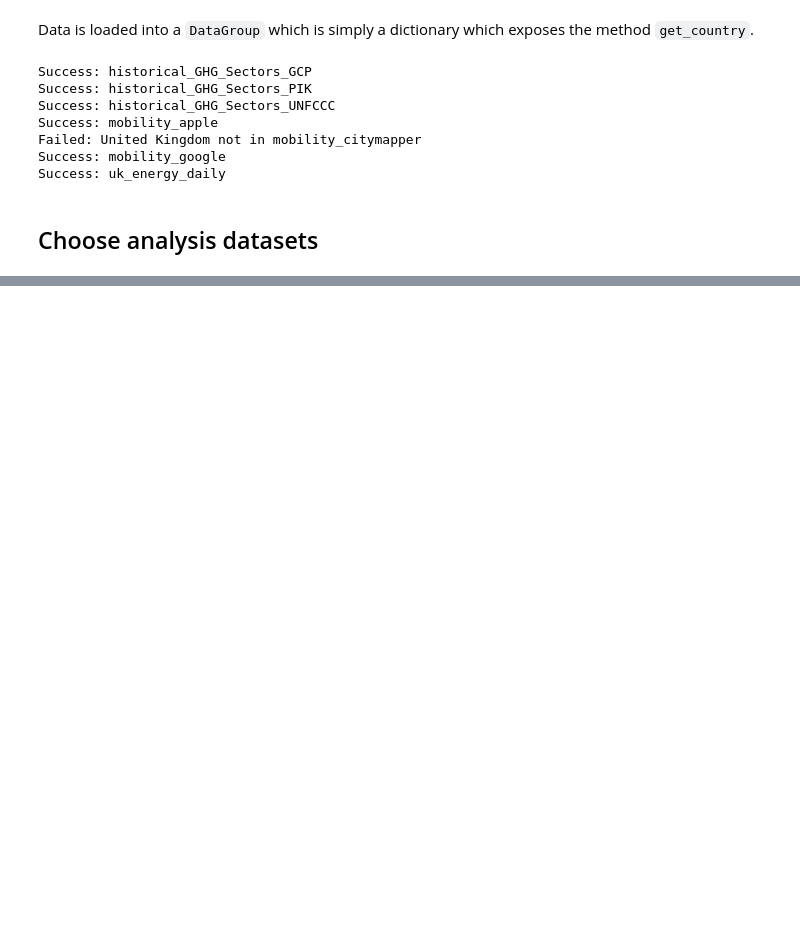
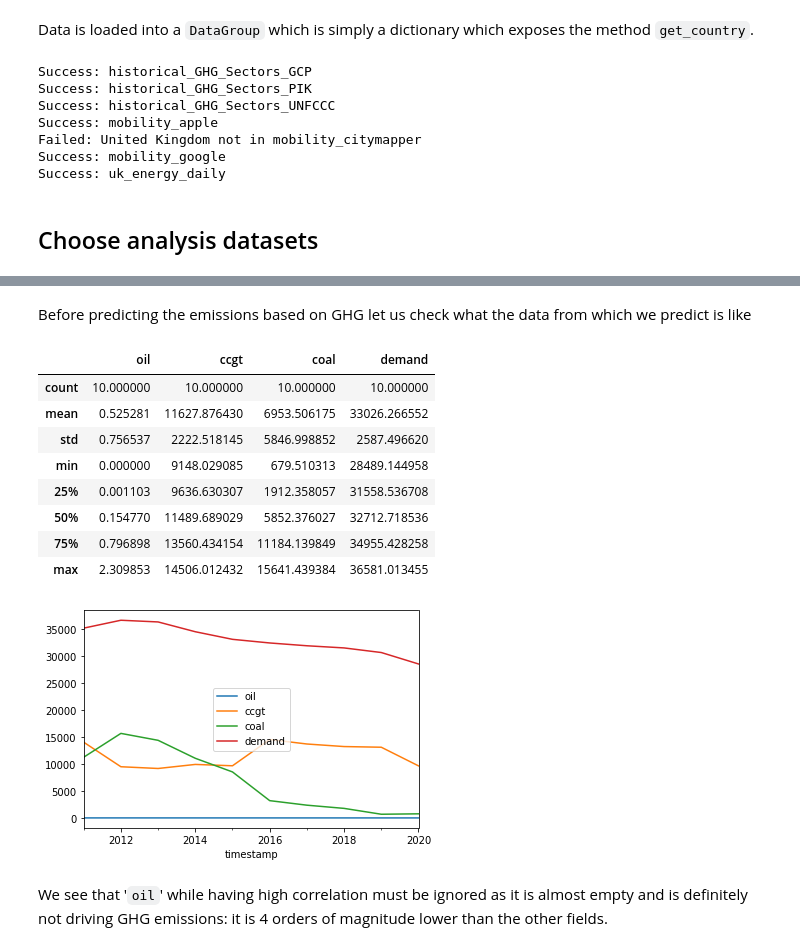
Before and after one commit to BristolFluFighters/BristolFluFighters_NERCHackathonTwo_Recovery, a Jupyter notebook: correlate.ipynb, the cells around one changed output, grey strips where cells are left out. Cells and saved outputs as stored; diff of their text form; code cells hidden in the pictures; blank space fills up the shorter version.

Commit message:
Define and explain correlation engine

```diff
--- a/correlate.ipynb
+++ b/correlate.ipynb
@@ -39,5 +50,5 @@ cols_GCP = [s for s in cols_GCP if f"({gas})" in s]
 to_correlate = {
     'uk_energy_yearly': ['oil', 'ccgt', 'coal', 'demand'],
     'historical_GHG_Sectors_GCP': cols_GCP,
-    'historical_GHG_Sectors_PIK': ['Energy (KYOTOGHG)', 'Energy (CO2)', 'Energy (N2O)']
+    'historical_GHG_Sectors_PIK': ['Energy (KYOTOGHG)', 'Energy (CO2)', 'Energy (N2O)', 'Energy (CH4)']
 }
@@ -87,0 +109,19 @@ for corr in correlate(
+# %% [markdown]
+Before predicting the emissions based on GHG let us check what the data from which we predict is like
+# %%
+dsource = 'uk_energy_yearly'
+d_uk[dsource].plot(y=to_correlate[dsource])
+d_uk[dsource][to_correlate[dsource]].describe()
+# %% [output]
+|  | oil | ccgt | coal | demand |
+| count | 10.000000 | 10.000000 | 10.000000 | 10.000000 |
+| mean | 0.525281 | 11627.876430 | 6953.506175 | 33026.266552 |
+| std | 0.756537 | 2222.518145 | 5846.998852 | 2587.496620 |
+| min | 0.000000 | 9148.029085 | 679.510313 | 28489.144958 |
+| 25% | 0.001103 | 9636.630307 | 1912.358057 | 31558.536708 |
+| 50% | 0.154770 | 11489.689029 | 5852.376027 | 32712.718536 |
+| 75% | 0.796898 | 13560.434154 | 11184.139849 | 34955.428258 |
+| max | 2.309853 | 14506.012432 | 15641.439384 | 36581.013455 |
+[figure, added]
+# %% [markdown]
+We see that '`oil`' while having high correlation must be ignored as it is almost empty and is definitely not driving GHG emissions: it is 4 orders of magnitude lower than the other fields.
```
Also changed, not shown: parts of 22 cells of this notebook, 3 other files.
